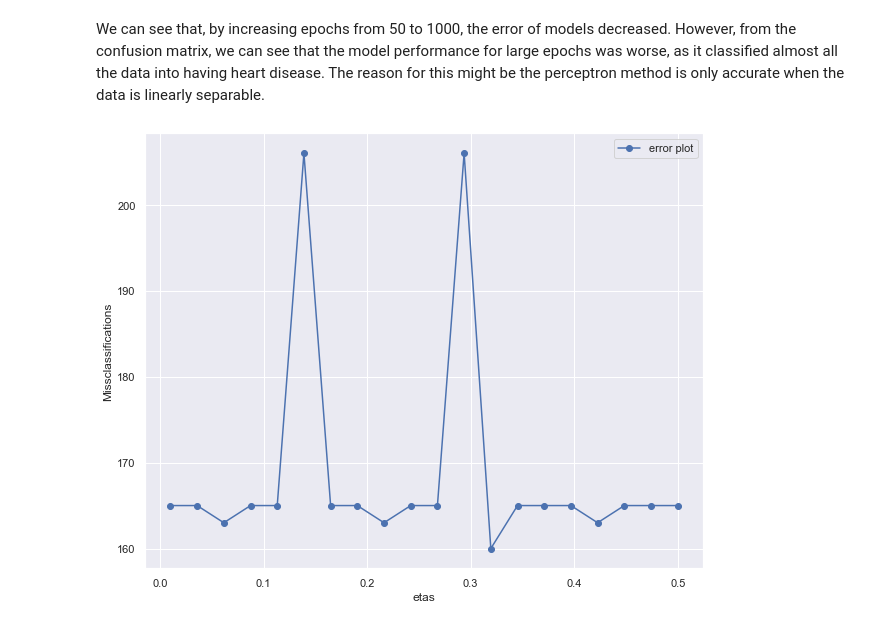
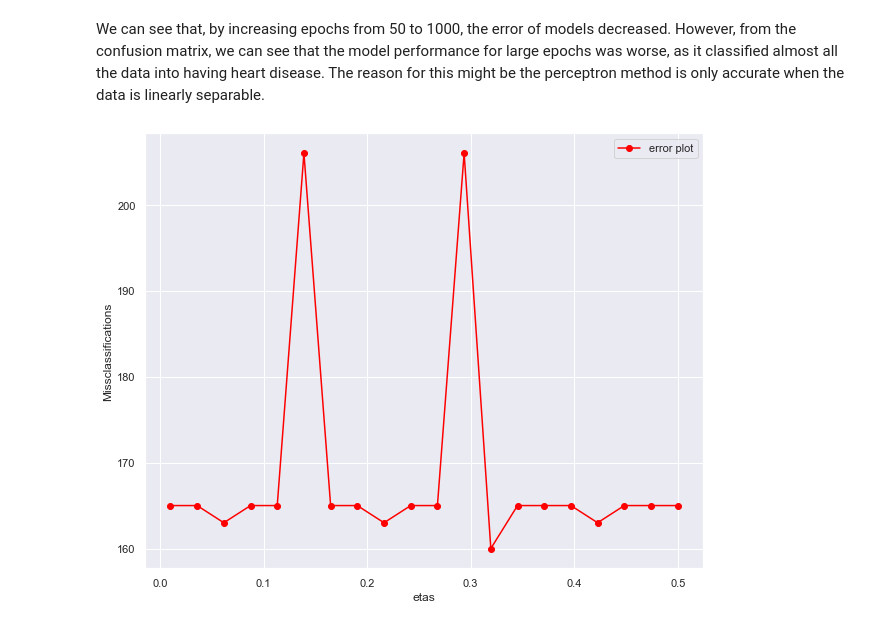
Before and after one commit to YulinLi98/INDE_577_Repo, a Jupyter notebook: supervised learning/Perceptron/Perceptron.ipynb, the cells around one changed output. Saved outputs shown, nothing was run; the diff lists cells and outputs as text; code cells hidden in the pictures.

```diff
--- a/supervised learning/Perceptron/Perceptron.ipynb
+++ b/supervised learning/Perceptron/Perceptron.ipynb
@@ -193,22 +193,22 @@ We can see that, by increasing epochs from 50 to 1000, the error of models decre
 # %%
 # Different learning rates
 etas = np.linspace(0.01,0.5,20)
 errors = []
 np.random.seed(2)
 for eta in etas:
     percep = Perceptron(eta = eta)
     percep.train(X_train, y_train)
     y_pred = percep.predict(X_test)
     error = sum(y_pred == y_test)
     errors.append(error)
 
 plt.figure(figsize = (10, 8))
 plt.plot(etas, errors,
          marker = "o",
-         label = "error plot",)
+         label = "error plot", color = 'red')
 plt.xlabel("etas")
 plt.ylabel("Missclassifications")
 plt.legend()
 plt.show()
 # %% [output]
-[figure, old version]
+[figure, new version]
```
Also changed, not shown: 1 other file.
